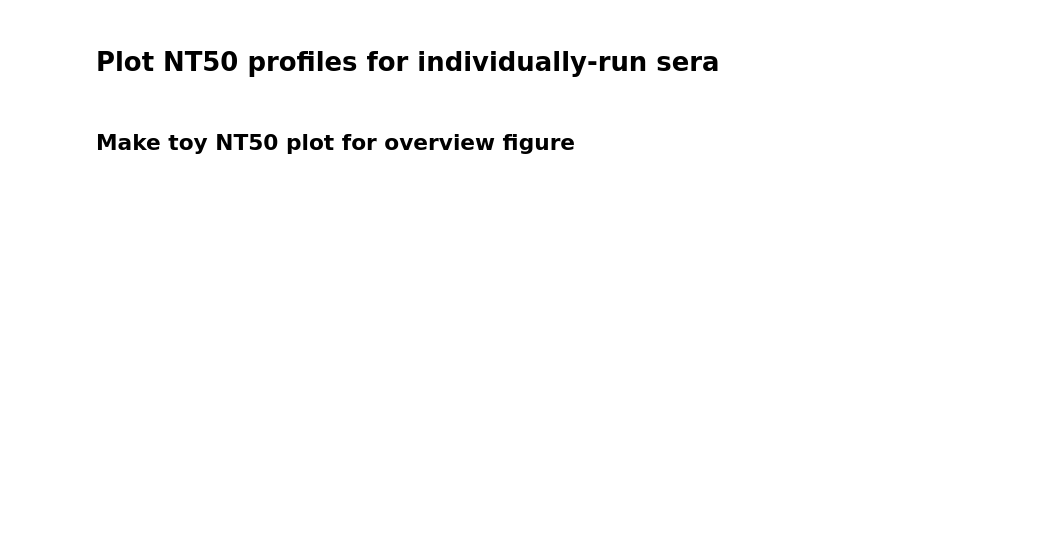
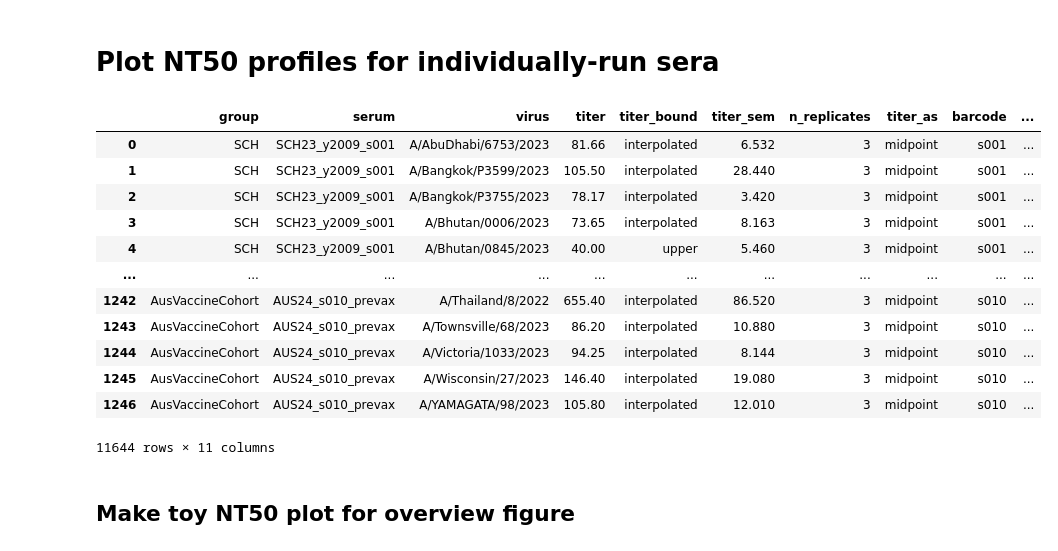
Before and after one commit to jbloomlab/flu_seqneut_H3N2_2023-2024, a Jupyter notebook: non-pipeline_analyses/plot_NT50_profiles/notebooks/plot_individuals.ipynb, the cells around one changed output. Cells and saved outputs as stored; diff of their text form; code cells hidden in the pictures; blank space fills up the shorter version.

```diff
--- a/non-pipeline_analyses/plot_NT50_profiles/notebooks/plot_individuals.ipynb
+++ b/non-pipeline_analyses/plot_NT50_profiles/notebooks/plot_individuals.ipynb
@@ -30,33 +30,49 @@ SCH_titers = (pd.read_csv('../../../results/aggregated_titers/titers_SCH.csv')
              .assign(
                  barcode = lambda x: x['serum'].str.split('_').str[2],)
              )
 
 
 # Define Penn titers
 titers_PennVaccineCohort = (pd.read_csv('../../../results/aggregated_titers/titers_PennVaccineCohort.csv')
                             .assign(
                                 barcode = lambda x: x['serum'].str.split('_').str[2],
                                 timepoint = lambda x: 'd' + x['serum'].str.split('d').str[1])
                            )
 
 # Define Australian MA22 vaccine cohort titers
 Australia_MA22_titers = (pd.read_csv('../../../results/aggregated_titers/titers_AusVaccineCohort.csv')
                          .assign(
                              barcode = lambda x: x['serum'].str.split('_').str[1],
                              timepoint = lambda x: x['serum'].str.split('_').str[2])
                         )
 
 # Concatenate all titers into one dataframe
 all_titers = pd.concat([
     SCH_titers,
     titers_PennVaccineCohort,
     Australia_MA22_titers
 ])
 
 # Add a slightly more informative 'group_detail' column that incorporates pre- or post-vax info
 all_titers['group_detail'] = np.where(all_titers['group'] == 'SCH',
                                          all_titers['group'],  # If the value matches the string
                                          all_titers['group'].astype(str) + '_' + all_titers['timepoint'])  # Otherwise, combination of col2 and col3
+
+all_titers
+# %% [output]
+|  | group | serum | virus | titer | titer_bound | titer_sem | n_replicates | titer_as | barcode | ... |
+| 0 | SCH | SCH23_y2009_s001 | A/AbuDhabi/6753/2023 | 81.66 | interpolated | 6.532 | 3 | midpoint | s001 | ... |
+| 1 | SCH | SCH23_y2009_s001 | A/Bangkok/P3599/2023 | 105.50 | interpolated | 28.440 | 3 | midpoint | s001 | ... |
+| 2 | SCH | SCH23_y2009_s001 | A/Bangkok/P3755/2023 | 78.17 | interpolated | 3.420 | 3 | midpoint | s001 | ... |
+| 3 | SCH | SCH23_y2009_s001 | A/Bhutan/0006/2023 | 73.65 | interpolated | 8.163 | 3 | midpoint | s001 | ... |
+| 4 | SCH | SCH23_y2009_s001 | A/Bhutan/0845/2023 | 40.00 | upper | 5.460 | 3 | midpoint | s001 | ... |
+| ... | ... | ... | ... | ... | ... | ... | ... | ... | ... | ... |
+| 1242 | AusVaccineCohort | AUS24_s010_prevax | A/Thailand/8/2022 | 655.40 | interpolated | 86.520 | 3 | midpoint | s010 | ... |
+| 1243 | AusVaccineCohort | AUS24_s010_prevax | A/Townsville/68/2023 | 86.20 | interpolated | 10.880 | 3 | midpoint | s010 | ... |
+| 1244 | AusVaccineCohort | AUS24_s010_prevax | A/Victoria/1033/2023 | 94.25 | interpolated | 8.144 | 3 | midpoint | s010 | ... |
+| 1245 | AusVaccineCohort | AUS24_s010_prevax | A/Wisconsin/27/2023 | 146.40 | interpolated | 19.080 | 3 | midpoint | s010 | ... |
+| 1246 | AusVaccineCohort | AUS24_s010_prevax | A/YAMAGATA/98/2023 | 105.80 | interpolated | 12.010 | 3 | midpoint | s010 | ... |
+11644 rows × 11 columns
 # %%
 # Define virus order
 viral_plot_order = pd.read_csv('../../../data/H3N2library_2023-2024_strain_order.csv')
```
Also changed, not shown: parts of 8 cells of this notebook, 35 other files.
